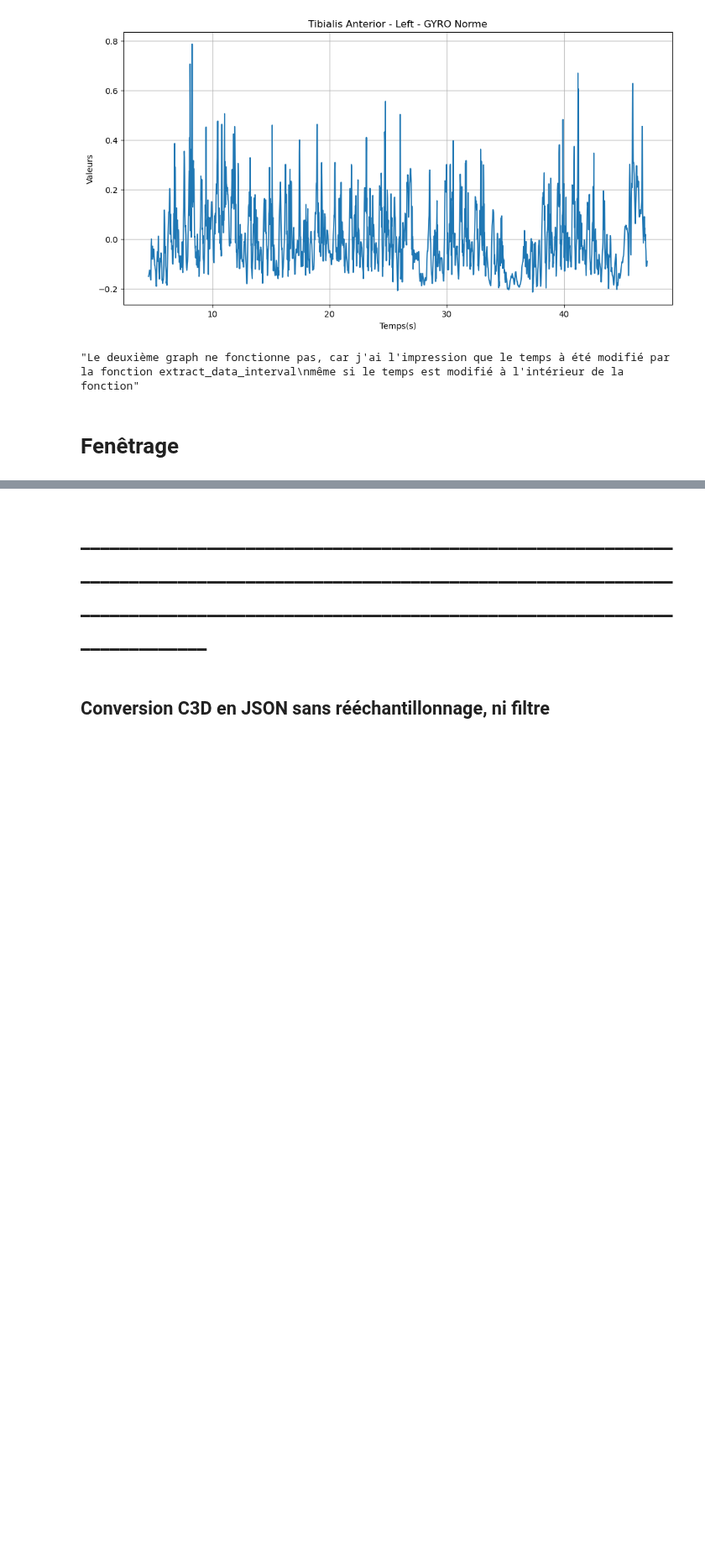
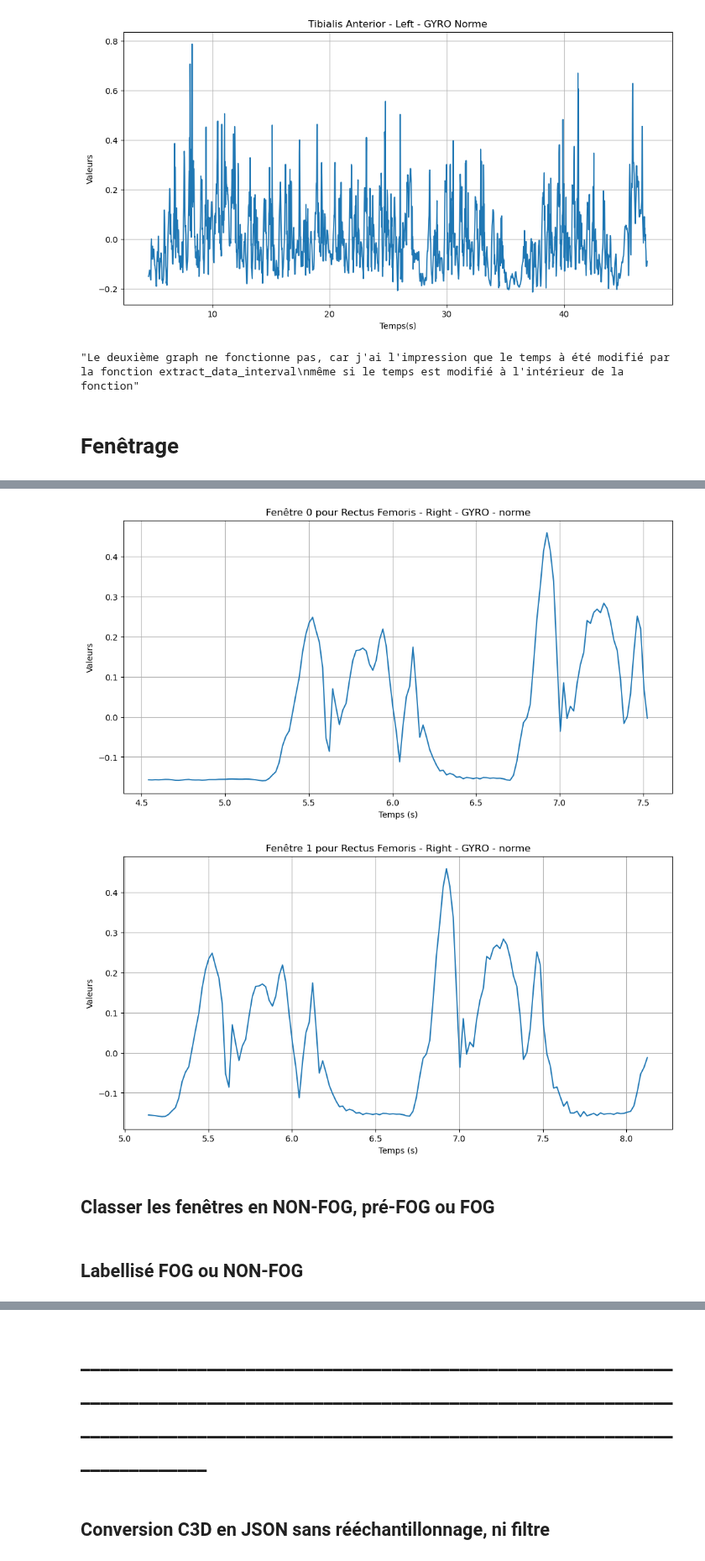
Before and after one commit to Anthoplc/Detect-FOG, a Jupyter notebook: code/Preprocessing.ipynb, the cells around one changed output, grey strips where cells are left out. Shown at 84% size. Cells and saved outputs as stored; diff of their text form; code cells hidden in the pictures; blank space fills up the shorter version.

Commit message:
Label fenêtre + Fin pré traitement des données

```diff
--- a/code/Preprocessing.ipynb
+++ b/code/Preprocessing.ipynb
@@ -587,5 +585,4 @@ def normalize_data(data):
 normalized_data = normalize_data(data_interval)
 # %%
 tibia_gyro = donnees_patient_16_update["Tibialis Anterior"]["Left"]["GYRO"]["norme"]
-temps = donnees_patient_16_update["metadata"]["Temps"]
-plot_data(normalized_data, "Tibialis Anterior", "Left","GYRO", "norme", True, normalized_data["metadata"]["Temps"])
+temps = normalized_data["metadata"]["Temps"]
@@ -699,0 +680,37 @@ plot_window(test[10], "Rectus Femoris", "Right", "GYRO", "Y", 50)
+# %%
+def plot_data_window(data, temps, window_index, muscle, side, sensor_type, axis):
+    """
+    Plot a window of inertial data from a patient with its corresponding time.
+
+    Parameters:
+        data (dict): Dictionary containing the patient's inertial data.
+        temps (list): List of time values.
+        window_index (int): Index of the window to plot.
+        muscle (str): Muscle name (e.g., "Tibialis Anterior").
+        side (str): Side of the patient (e.g., "Left" or "Right").
+        sensor_type (str): Type of sensor data (e.g., "GYRO" or "ACC").
+        axis (str): Axis of the sensor data (e.g., "x", "y", or "z").
+    """
+    # Sélectionner la fenêtre de données et son temps correspondant
+    window_data = data[muscle][side][sensor_type][axis][window_index]
+    window_time = temps[window_index]
+
+    # Créer le graphique
+    plt.figure(figsize=(12, 6))
+    plt.plot(window_time, window_data)
+    plt.title(f"Fenêtre {window_index} pour {muscle} - {side} - {sensor_type} - {axis}")
+    plt.xlabel("Temps (s)")
+    plt.ylabel("Valeurs")
+    plt.grid(True)
+    plt.show()
+
+# Exemple d'utilisation
+plot_data_window(fenetres_data, fenetres_data["metadata"]["Temps"], 0, "Rectus Femoris", "Right", "GYRO", "norme")
+plot_data_window(fenetres_data, fenetres_data["metadata"]["Temps"], 1, "Rectus Femoris", "Right", "GYRO", "norme")
+# %% [output]
+[figure, added]
+[figure, added]
+# %% [markdown]
+## Classer les fenêtres en NON-FOG, pré-FOG ou FOG
+# %% [markdown]
+## Labellisé FOG ou NON-FOG
```
Also changed, not shown: parts of 16 cells of this notebook.
